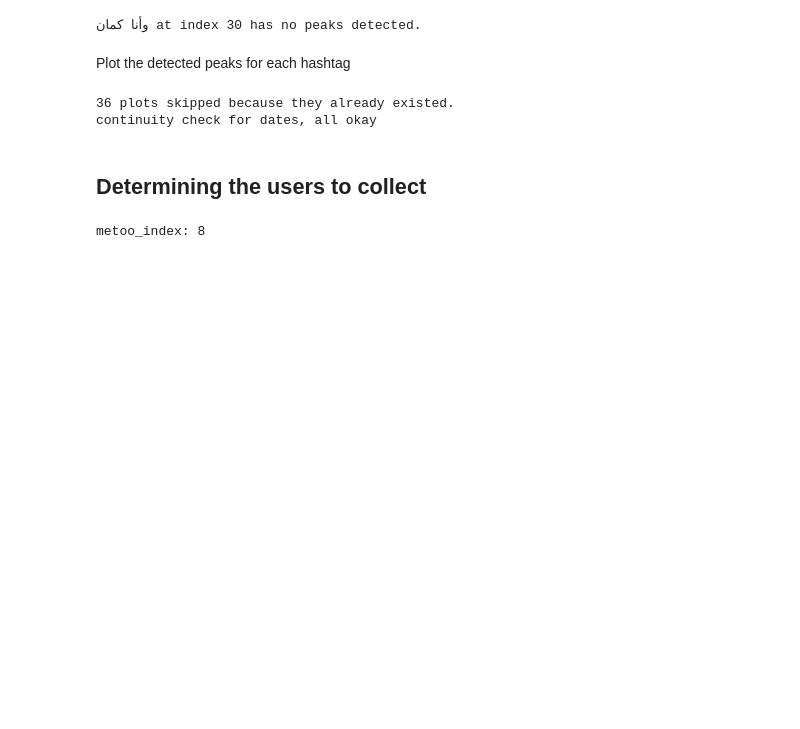
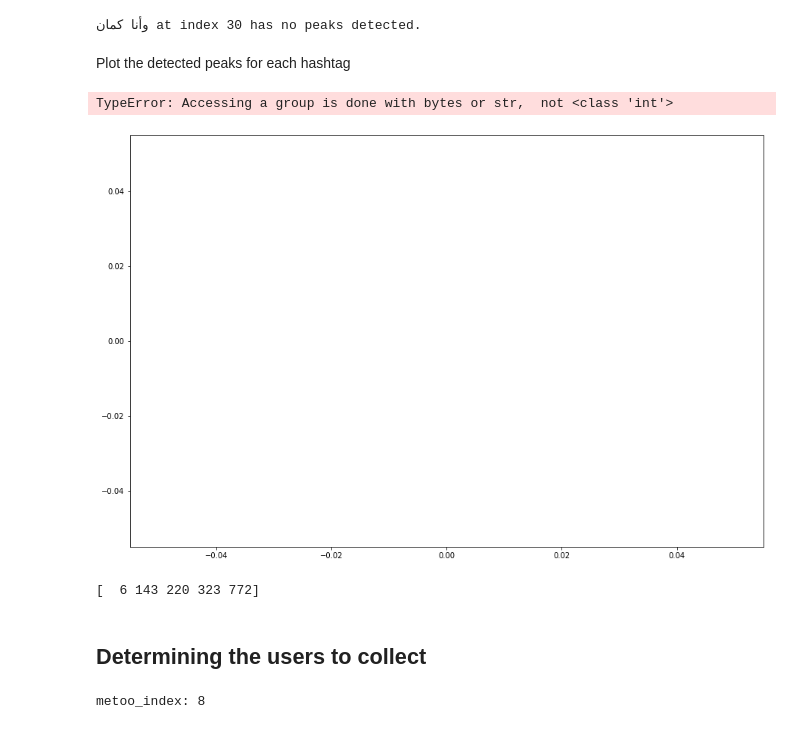
Before and after one commit to hubertau/DPhil_Studies, a Jupyter notebook: 2021-04_Study_A_Diffusion/notebooks/archive/data_collection_timeline_prep.ipynb, the cells around one changed output. Saved outputs shown, nothing was run; the diff lists cells and outputs as text; code cells hidden in the pictures; blank space fills up the shorter version.

```diff
--- a/2021-04_Study_A_Diffusion/notebooks/data_collection_timeline_prep.ipynb
+++ b/2021-04_Study_A_Diffusion/notebooks/archive/data_collection_timeline_prep.ipynb
@@ -29,14 +29,9 @@ bscres = TimelineAnalyzer(
 # %%
 # save bscres. Load in existing df.
-search_query_text_file = '/home/hubert/DPhil_Studies/2021-04_Study_A_Diffusion/search_hashtags.txt'
+search_query_text_file = '/home/hubert/DPhil_Studies/2021-04_Study_A_Diffusion/references/search_hashtags.txt'
 
 FAS_activity_df_long_with_zeros_path = '/home/hubert/DPhil_Studies/2021-04_Study_A_Diffusion/collection_results_2021_05_04_16_22/FAS_peak_analysis/FAS_activity_df_long_with_zeros.obj'
 
-if os.path.isfile(FAS_activity_df_long_with_zeros_path):
-    with open(FAS_activity_df_long_with_zeros_path,'rb') as f:
-        bscres.FAS_activity_df_long_with_zeros = pickle.load(f)
-    print('file found and loaded')
-else:
-    bscres.plot_FAS_activity(search_query_text_file)
-    with open(FAS_activity_df_long_with_zeros_path,'wb') as f:
-        pickle.dump(bscres.FAS_activity_df_long_with_zeros, f)
+FAS_peak_file = '/home/hubert/DPhil_Studies/2021-04_Study_A_Diffusion/data/02_intermediate/FAS_peak_analysis.hdf5'
+
+data = pd.read_hdf(FAS_peak_file, 'plot_data')
@@ -104,39 +97,48 @@ for index, peakdetection in enumerate(results):
 # %% [markdown]
 Plot the detected peaks for each hashtag
 # %%
-skipped = 0
-for index,peakdetection in enumerate(results):
+import h5py
+with h5py.File('/home/hubert/DPhil_Studies/2021-04_Study_A_Diffusion/data/02_intermediate/FAS_peak_analysis.hdf5','r') as f:
+    results = f['peak_detections']
 
-    x = bscres.FAS_activity_df_long_with_zeros[bscres.FAS_activity_df_long_with_zeros['hashtag']==peakdetection[0]].loc[:,['vocab:#']]
+    skipped = 0
+    for ht in list(results.keys()):
 
-    # just check if figures already exist
-    filename = '/home/hubert/DPhil_Studies/2021-04_Study_A_Diffusion/collection_results_2021_05_04_16_22/FAS_peak_analysis/'+peakdetection[0]+'.jpg'
+        x = data[data['hashtag']==ht].loc[:,['vocab:#']]
 
-    if os.path.isfile(filename):
-        skipped+=1
-        continue
+        # just check if figures already exist
+        filename = '/home/hubert/DPhil_Studies/2021-04_Study_A_Diffusion/results/'+ht+'.jpg'
 
-    f = plt.figure()
-    f.set_figwidth(15)
-    f.set_figheight(10)
-    plt.plot(x.reset_index().loc[:,'vocab:#'])
-    plt.plot(results[index][1], x.reset_index().loc[results[index][1],'vocab:#'].values.flatten(),"x")
-    plt.savefig(filename,bbox_inches='tight')
-    plt.close()
+        if os.path.isfile(filename):
+            skipped+=1
+            continue
 
-print('{} plots skipped because they already existed.'.format(skipped))
+        f = plt.figure()
+        f.set_figwidth(15)
+        f.set_figheight(10)
+        plt.plot(x.reset_index().loc[:,'vocab:#'])
+        plt.plot(results[ht]['peak_locations'][:], x.reset_index().loc[results[ht]['peak_detections'][:],'vocab:#'].values.flatten(),"x")
+        plt.savefig(filename,bbox_inches='tight')
+        plt.close()
 
-# continuity check
-for hashtag in bscres.FAS_activity_df_long_with_zeros['hashtag'].unique():
-    z = bscres.FAS_activity_df_long_with_zeros[bscres.FAS_activity_df_long_with_zeros['hashtag']==hashtag]
-    first = datetime.datetime.strptime('2017-10-16', '%Y-%m-%d')
-    for index,i in enumerate(z['created_at']):
-        assert i == first, (index, i)
-        first += datetime.timedelta(days=1)
-print('continuity check for dates, all okay')
+    print('{} plots skipped because they already existed.'.format(skipped))
+
+    # continuity check
+    for hashtag in data['hashtag'].unique():
+        z = data[data['hashtag']==hashtag]
+        first = datetime.datetime.strptime('2017-10-16', '%Y-%m-%d')
+        for index,i in enumerate(z['created_at']):
+            assert i == first, (index, i)
+            first += datetime.timedelta(days=1)
+    print('continuity check for dates, all okay')
 # %% [output]
-36 plots skipped because they already existed.
-continuity check for dates, all okay
+TypeError: Accessing a group is done with bytes or str,  not <class 'int'>
+[figure, added]
+# %%
+with h5py.File('/home/hubert/DPhil_Studies/2021-04_Study_A_Diffusion/data/02_intermediate/FAS_peak_analysis.hdf5','r') as f:
+    print(f['peak_detections']['anakaman']['peak_locations'][:])
+# %% [output]
+[  6 143 220 323 772]
 # %% [markdown]
 ## Determining the users to collect
 # %%
```
Also changed, not shown: parts of 2 cells of this notebook, 35 other files.
